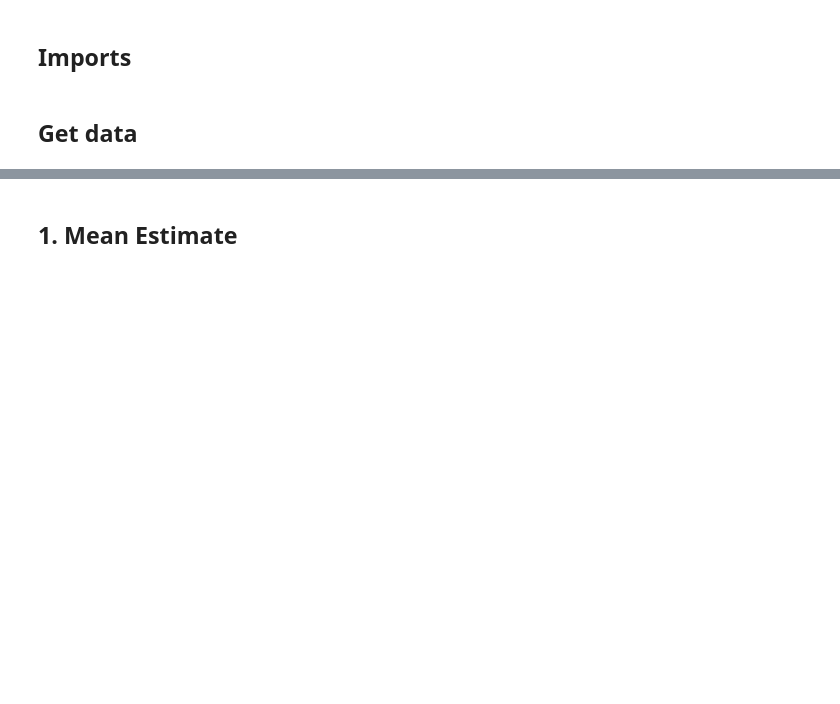
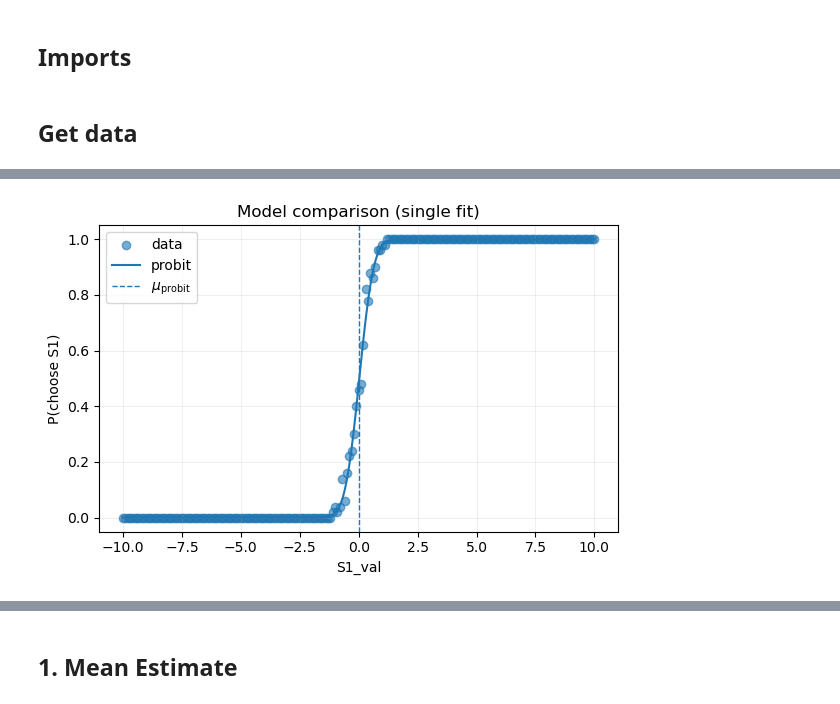
Before and after one commit to camila-maura/bayesian_agents_project_s1, a Jupyter notebook: notebooks/level_1.ipynb, the cells around one changed output, grey strips where cells are left out. Cells and saved outputs as stored; diff of their text form; code cells hidden in the pictures; blank space fills up the shorter version.

```diff
--- a/notebooks/level_1.ipynb
+++ b/notebooks/level_1.ipynb
@@ -58,0 +61,3 @@ df_variance = pd.read_csv(input_file_variance)
+# %%
+file = "../data/experiment_1/website_output/processed/pre_experiment/combined_pre_experiment_0_noise.csv"
+df_pre_exp = pd.read_csv(file)
@@ -58,0 +109,19 @@ df_variance = pd.read_csv(input_file_variance)
+# %%
+xx = np.linspace(x_data.min(), x_data.max(), 400)
+
+plt.figure(figsize=(6,4))
+plt.scatter(x_data, p_data, label="data", alpha=0.6)
+plt.plot(xx, cum_gauss(xx, *probit_params), label="probit")
+
+# vertical line at mu_probit
+plt.axvline(mu_probit, linestyle="--", linewidth=1, label=r"$\mu_{\mathrm{probit}}$")
+
+plt.xlabel("S1_val")
+plt.ylabel("P(choose S1)")
+plt.title("Model comparison (single fit)")
+plt.legend()
+plt.grid(alpha=0.2)
+plt.tight_layout()
+plt.show()
+# %% [output]
+[figure, added]
```
Also changed, not shown: parts of 6 cells of this notebook, 2 other files.
